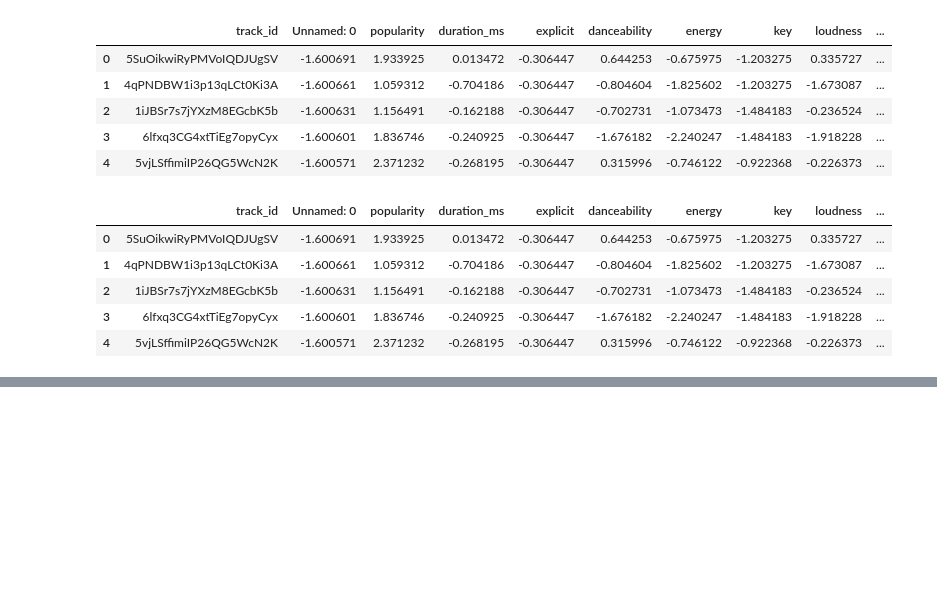
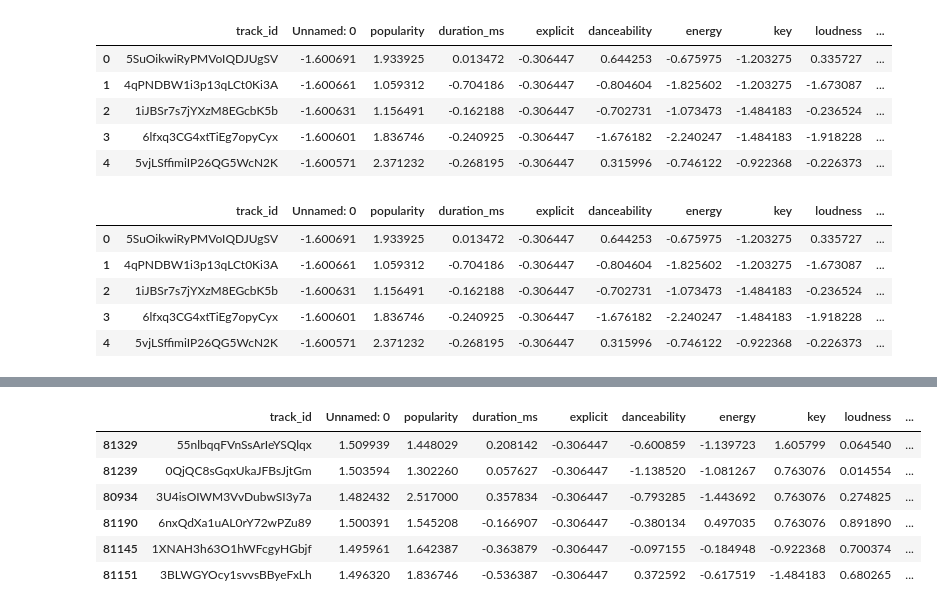
Before and after one commit to YusanBolt91/smu_hw-sept-2023, a Jupyter notebook: project four/Raheem's Work/Spotify Cosine Sim.ipynb, the cells around one changed output, grey strips where cells are left out. Drawn from its saved outputs; the diff is of its cells as text; code cells hidden in the pictures; blank space fills up the shorter version.

Commit message:
Big Data HW

```diff
--- a/project four/Raheem's Work/Spotify Cosine Sim.ipynb
+++ b/project four/Raheem's Work/Spotify Cosine Sim.ipynb
@@ -215,0 +218,7 @@ Name: count, dtype: int64
+# %%
+# Assuming 'df' is your DataFrame
+int_columns = numeric_df.select_dtypes(include=['int64']).columns
+numeric_df[int_columns] = numeric_df[int_columns].astype('float64')
+
+# Verify the data types after conversion
+print(numeric_df.dtypes)
@@ -420,3 +446,47 @@ recommend_song_artist('The Hills', 'The Weeknd', df_model, numeric_columns)
 | 67697 | 5QO79kh1waicV47BqGRL3g | 0.829723 | 2.711359 | -0.119690 | 3.263203 | 0.666891 | 0.746445 | -1.484183 | 0.576846 | ... |
 | 67658 | 52KDAbgFGCXZQVlOXy2XIQ | 0.827029 | -1.370169 | -0.132404 | -0.306447 | 0.378251 | 0.500932 | -1.484183 | 0.808197 | ... |
 | 67660 | 2eyXrWRxc7g5yx0D4J3WTS | 0.827148 | -1.321580 | -0.132404 | -0.306447 | 0.378251 | 0.500932 | -1.484183 | 0.808197 | ... |
+# %%
+# define the number of nearest neighbors to consider
+k = 6
+
+# define a function to recommend songs based on a given song name
+def recommend_song_artist(track_name, artist, df_model, numeric_columns):
+
+    train = df_model.loc[df_model.artists == artist]
+
+    k = min(len(train), 6)
+
+    # initialize the model with the number of neighbors
+    model = NearestNeighbors(n_neighbors=k, metric='cosine')
+
+    # fit the model to the data
+    model.fit(train[numeric_columns])
+
+    # get the track_id of the given track name
+    track_id = df_model[df_model['track_name'] == track_name]['track_id'].iloc[0]
+
+    # get the index of the tracks in the model dataframe
+    idx = df_model[df_model['track_id'] == track_id].index[0]
+
+    # get the features of the tracks
+    track_features = df_model.loc[idx, numeric_columns].values.reshape(1, -1)
+
+    # find the k nearest neighbors
+    distances, indices = model.kneighbors(track_features)
+
+    # get the track names of the nearest neighbors
+    tracks = train.iloc[indices[0]]
+    tracks["distance"] = distances[0]
+
+    return tracks
+# %%
+recommend_song_artist('You & I (Nobody in the World)', 'John Legend', df_model, numeric_columns)
+# %% [output]
+|  | track_id | Unnamed: 0 | popularity | duration_ms | explicit | danceability | energy | key | loudness | ... |
+| 81329 | 55nlbqqFVnSsArIeYSQlqx | 1.509939 | 1.448029 | 0.208142 | -0.306447 | -0.600859 | -1.139723 | 1.605799 | 0.064540 | ... |
+| 81239 | 0QjQC8sGqxUkaJFBsJjtGm | 1.503594 | 1.302260 | 0.057627 | -0.306447 | -1.138520 | -1.081267 | 0.763076 | 0.014554 | ... |
+| 80934 | 3U4isOIWM3VvDubwSI3y7a | 1.482432 | 2.517000 | 0.357834 | -0.306447 | -0.793285 | -1.443692 | 0.763076 | 0.274825 | ... |
+| 81190 | 6nxQdXa1uAL0rY72wPZu89 | 1.500391 | 1.545208 | -0.166907 | -0.306447 | -0.380134 | 0.497035 | 0.763076 | 0.891890 | ... |
+| 81145 | 1XNAH3h63O1hWFcgyHGbjf | 1.495961 | 1.642387 | -0.363879 | -0.306447 | -0.097155 | -0.184948 | -0.922368 | 0.700374 | ... |
+| 81151 | 3BLWGYOcy1svvsBByeFxLh | 1.496320 | 1.836746 | -0.536387 | -0.306447 | 0.372592 | -0.617519 | -1.484183 | 0.680265 | ... |
```
Also changed, not shown: parts of 2 cells of this notebook, 2 other files.
